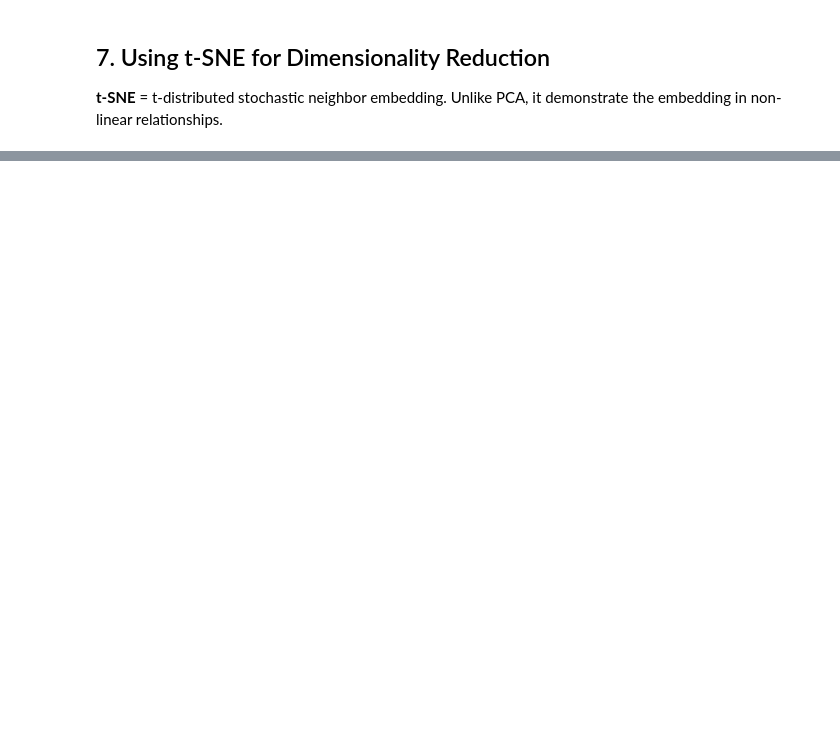
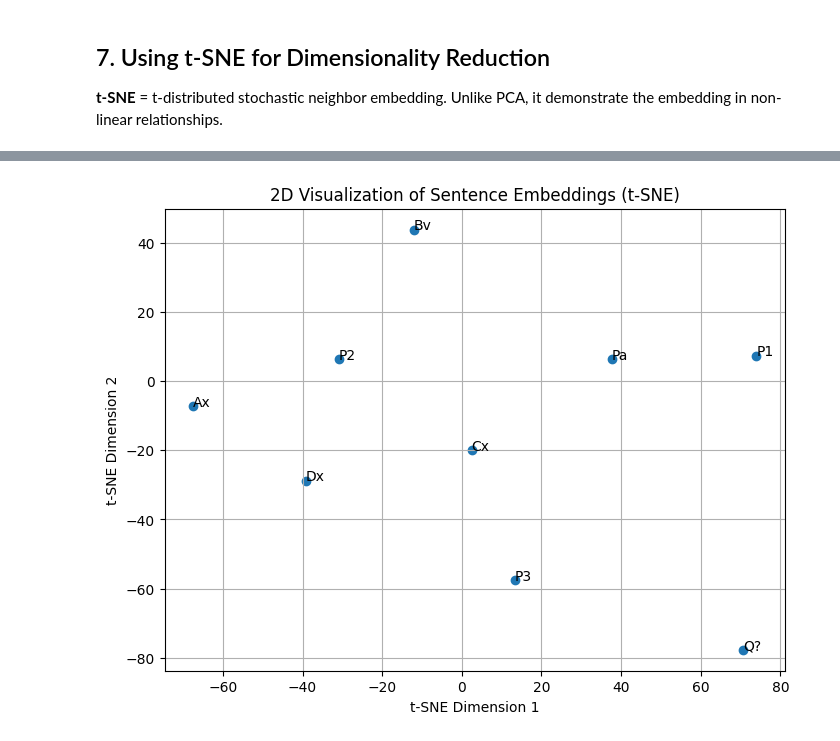
Before and after one commit to fengfrankgthb/Demonstrations, a Jupyter notebook: LIT_CeO2_embeddings.ipynb, the cells around one changed output, grey strips where cells are left out. Cells and saved outputs as stored; diff of their text form; code cells hidden in the pictures; blank space fills up the shorter version.

```diff
--- a/LIT_CeO2_embeddings.ipynb
+++ b/LIT_CeO2_embeddings.ipynb
@@ -141,7 +158,7 @@ plt.scatter(reduced_embeddings_tsne_2d[:, 0], reduced_embeddings_tsne_2d[:, 1])
 
 # Annotate each point with the corresponding sentence
 for i, txt in enumerate(sentences):
-    plt.annotate(txt[0], (reduced_embeddings_tsne_2d[i, 0], reduced_embeddings_tsne_2d[i, 1]))
+    plt.annotate(txt[:2], (reduced_embeddings_tsne_2d[i, 0], reduced_embeddings_tsne_2d[i, 1]))
 
 plt.title("2D Visualization of Sentence Embeddings (t-SNE)")
 plt.xlabel("t-SNE Dimension 1")
@@ -154,3 +169,4 @@ plt.show()
+[figure, added]
 # %%
 from sklearn.manifold import TSNE
 import matplotlib.pyplot as plt
```
Also changed, not shown: parts of 11 cells of this notebook.
